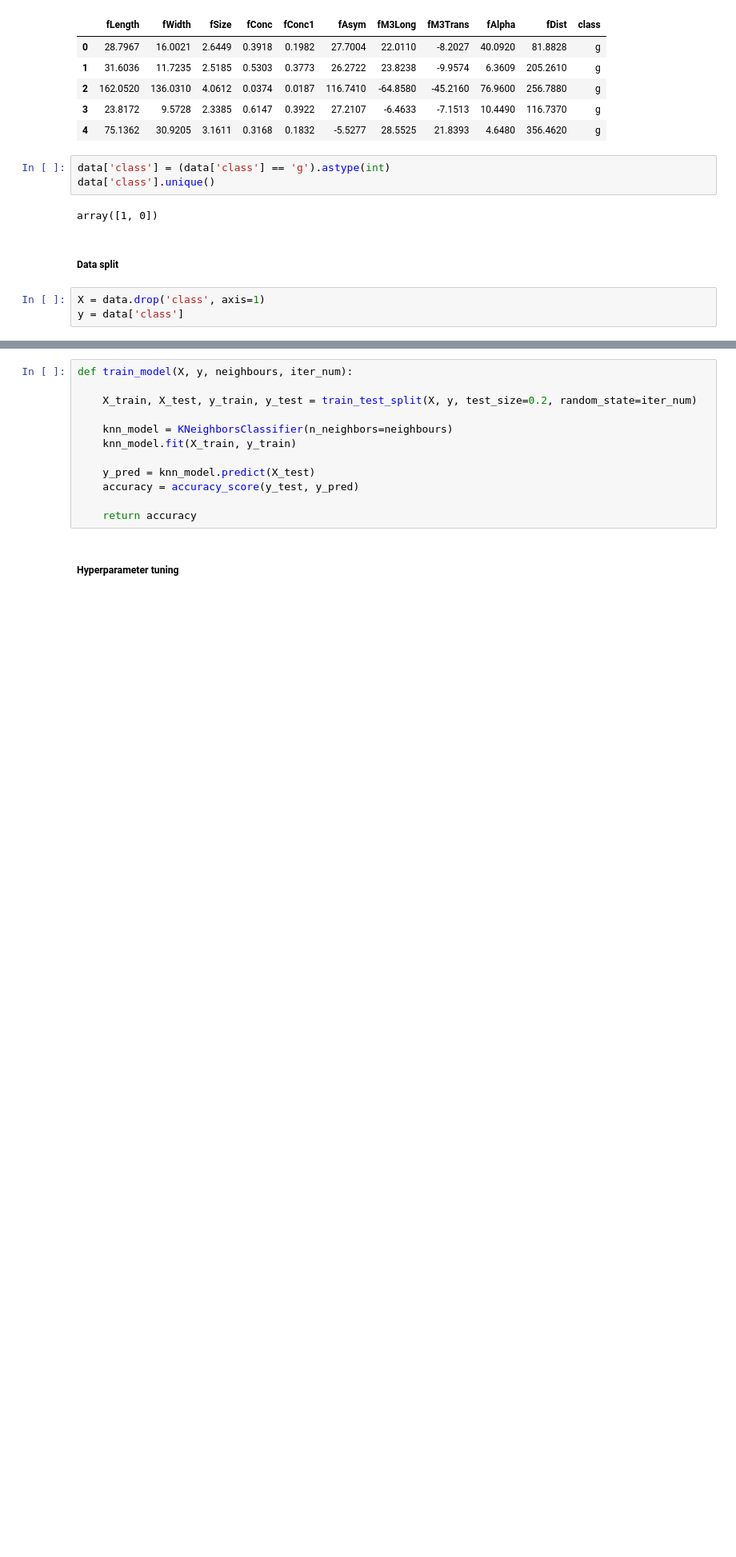
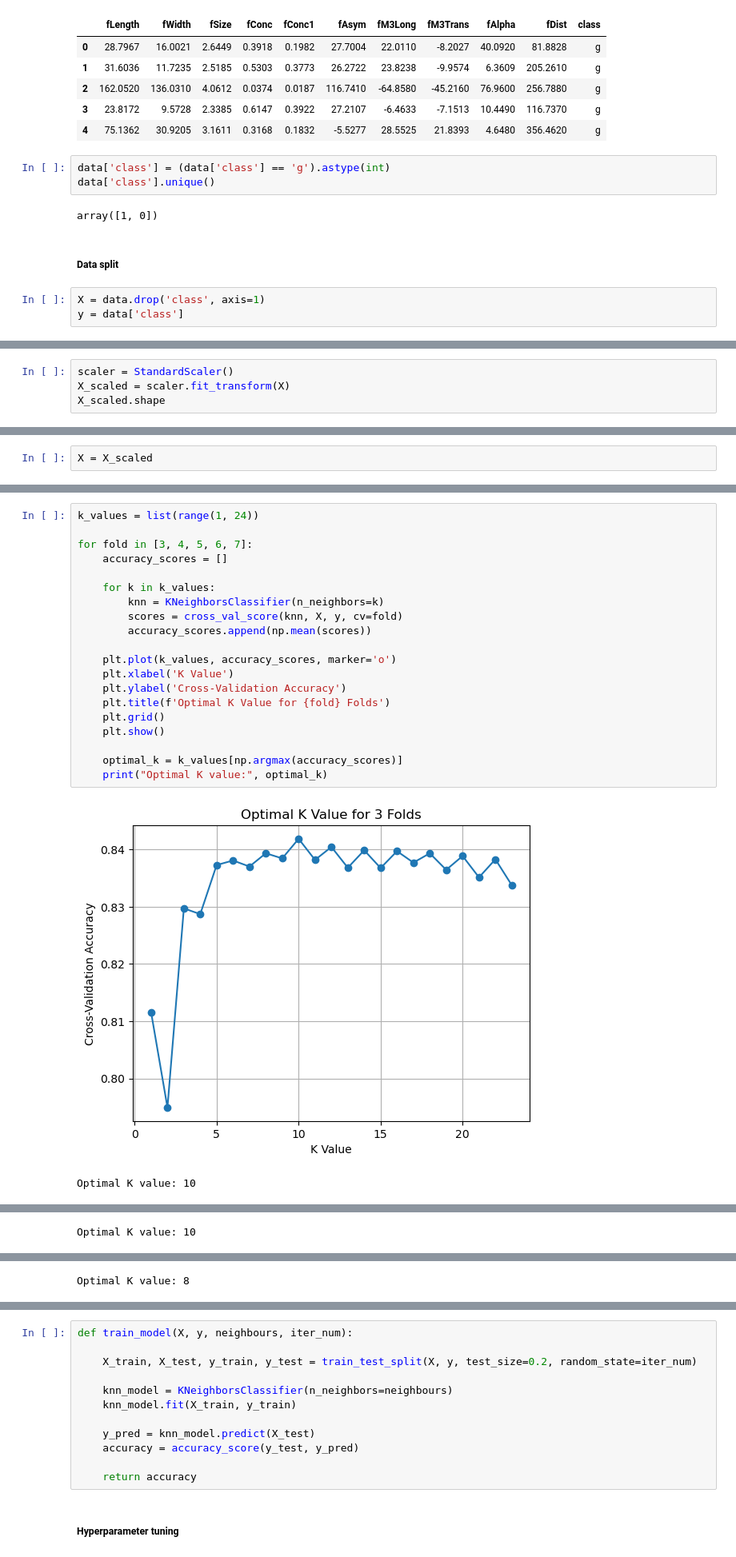
Before and after one commit to AtharvaTaras/ML-Projects, a Jupyter notebook: Cherenkov Radiation Classification/kNN.ipynb, the cells around one changed output, grey strips where cells are left out. Shown: that part at 80% size. Drawn from its saved outputs; the diff is of its cells as text; blank space fills up the shorter version.

```diff
--- a/Cherenkov Radiation Classification/kNN.ipynb
+++ b/Cherenkov Radiation Classification/kNN.ipynb
@@ -34,0 +36,4 @@ y = data['class']
+# %%
+scaler = StandardScaler()
+X_scaled = scaler.fit_transform(X)
+X_scaled.shape
@@ -35,2 +42,4 @@ y = data['class']
+# %%
+X = X_scaled
 # %%
 X_train, X_test, y_train, y_test = train_test_split(X, y, test_size=0.2, random_state=0)
@@ -40,0 +51,23 @@ print(X_train.shape, X_test.shape, y_train.shape, y_test.shape)
+# %%
+k_values = list(range(1, 24))
+
+for fold in [3, 4, 5, 6, 7]:
+    accuracy_scores = []
+
+    for k in k_values:
+        knn = KNeighborsClassifier(n_neighbors=k)
+        scores = cross_val_score(knn, X, y, cv=fold)
+        accuracy_scores.append(np.mean(scores))
+
+    plt.plot(k_values, accuracy_scores, marker='o')
+    plt.xlabel('K Value')
+    plt.ylabel('Cross-Validation Accuracy')
+    plt.title(f'Optimal K Value for {fold} Folds')
+    plt.grid()
+    plt.show()
+
+    optimal_k = k_values[np.argmax(accuracy_scores)]
+    print("Optimal K value:", optimal_k)
+# %% [output]
+[figure, added]
+Optimal K value: 10
@@ -40,0 +75 @@ print(X_train.shape, X_test.shape, y_train.shape, y_test.shape)
+Optimal K value: 10
@@ -40,0 +77 @@ print(X_train.shape, X_test.shape, y_train.shape, y_test.shape)
+Optimal K value: 8
```
Also changed, not shown: parts of 16 cells of this notebook, 1 other file.
